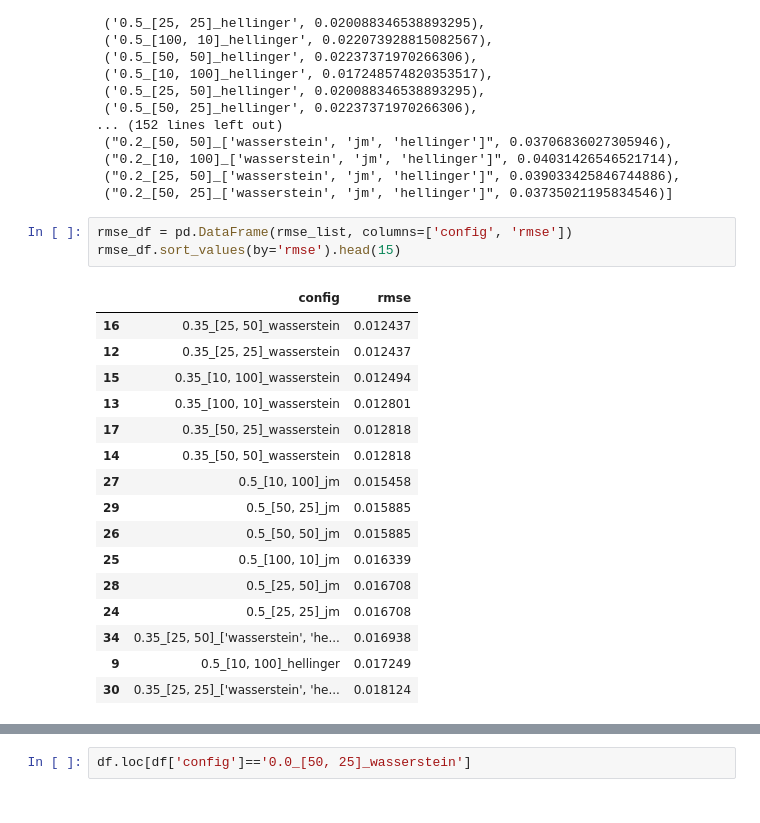
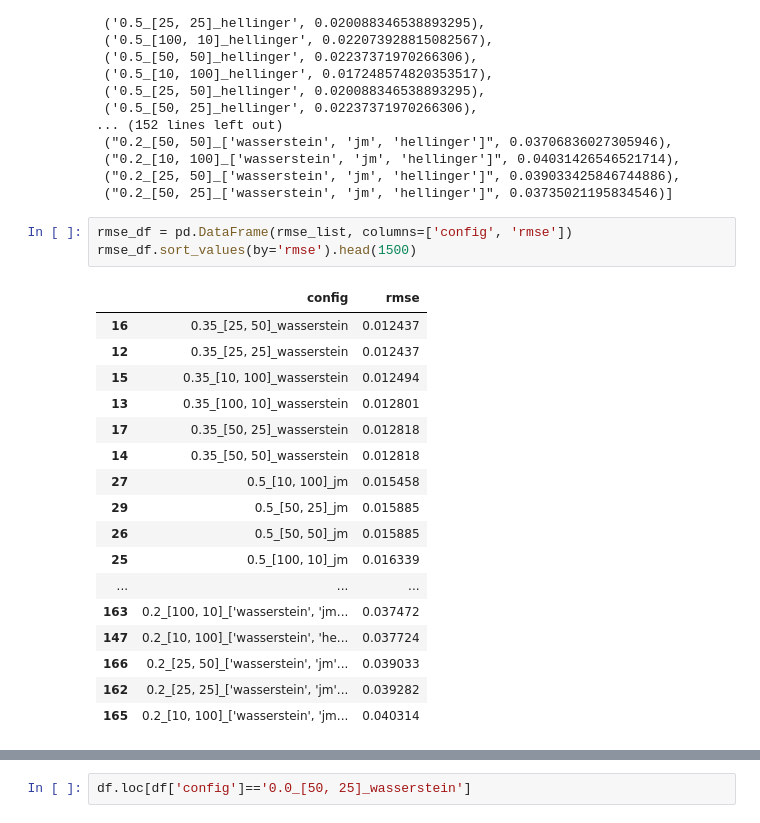
Before and after one commit to Omer-Hedvat/Thesis-TauTransformer, a Jupyter notebook: grid_search_results.ipynb, the cells around one changed output, grey strips where cells are left out. Saved outputs shown, nothing was run; the diff lists cells and outputs as text.

```diff
--- a/grid_search_results.ipynb
+++ b/grid_search_results.ipynb
@@ -60,23 +108,24 @@ rmse_list
  ("0.2_[50, 25]_['wasserstein', 'jm', 'hellinger']", 0.03735021195834546)]
 # %%
 rmse_df = pd.DataFrame(rmse_list, columns=['config', 'rmse'])
-rmse_df.sort_values(by='rmse').head(15)
+rmse_df.sort_values(by='rmse').head(1500)
 # %% [output]
 |  | config | rmse |
 | 16 | 0.35_[25, 50]_wasserstein | 0.012437 |
 | 12 | 0.35_[25, 25]_wasserstein | 0.012437 |
 | 15 | 0.35_[10, 100]_wasserstein | 0.012494 |
 | 13 | 0.35_[100, 10]_wasserstein | 0.012801 |
 | 17 | 0.35_[50, 25]_wasserstein | 0.012818 |
 | 14 | 0.35_[50, 50]_wasserstein | 0.012818 |
 | 27 | 0.5_[10, 100]_jm | 0.015458 |
 | 29 | 0.5_[50, 25]_jm | 0.015885 |
 | 26 | 0.5_[50, 50]_jm | 0.015885 |
 | 25 | 0.5_[100, 10]_jm | 0.016339 |
-| 28 | 0.5_[25, 50]_jm | 0.016708 |
-| 24 | 0.5_[25, 25]_jm | 0.016708 |
-| 34 | 0.35_[25, 50]_['wasserstein', 'he... | 0.016938 |
-| 9 | 0.5_[10, 100]_hellinger | 0.017249 |
-| 30 | 0.35_[25, 25]_['wasserstein', 'he... | 0.018124 |
+| ... | ... | ... |
+| 163 | 0.2_[100, 10]_['wasserstein', 'jm... | 0.037472 |
+| 147 | 0.2_[10, 100]_['wasserstein', 'he... | 0.037724 |
+| 166 | 0.2_[25, 50]_['wasserstein', 'jm'... | 0.039033 |
+| 162 | 0.2_[25, 25]_['wasserstein', 'jm'... | 0.039282 |
+| 165 | 0.2_[10, 100]_['wasserstein', 'jm... | 0.040314 |
 # %%
 df_max_vals
```
Also changed, not shown: parts of 10 cells of this notebook, 1 other file.
